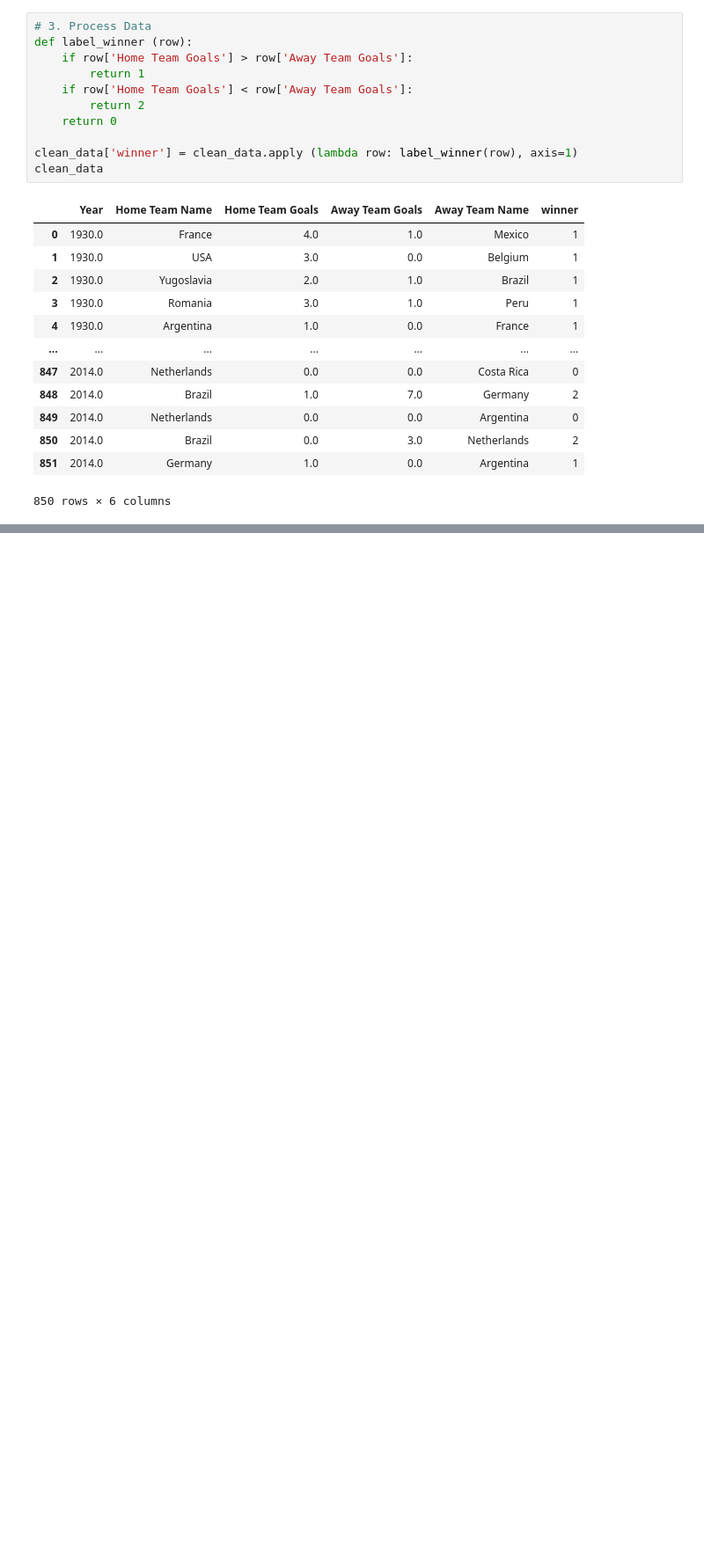
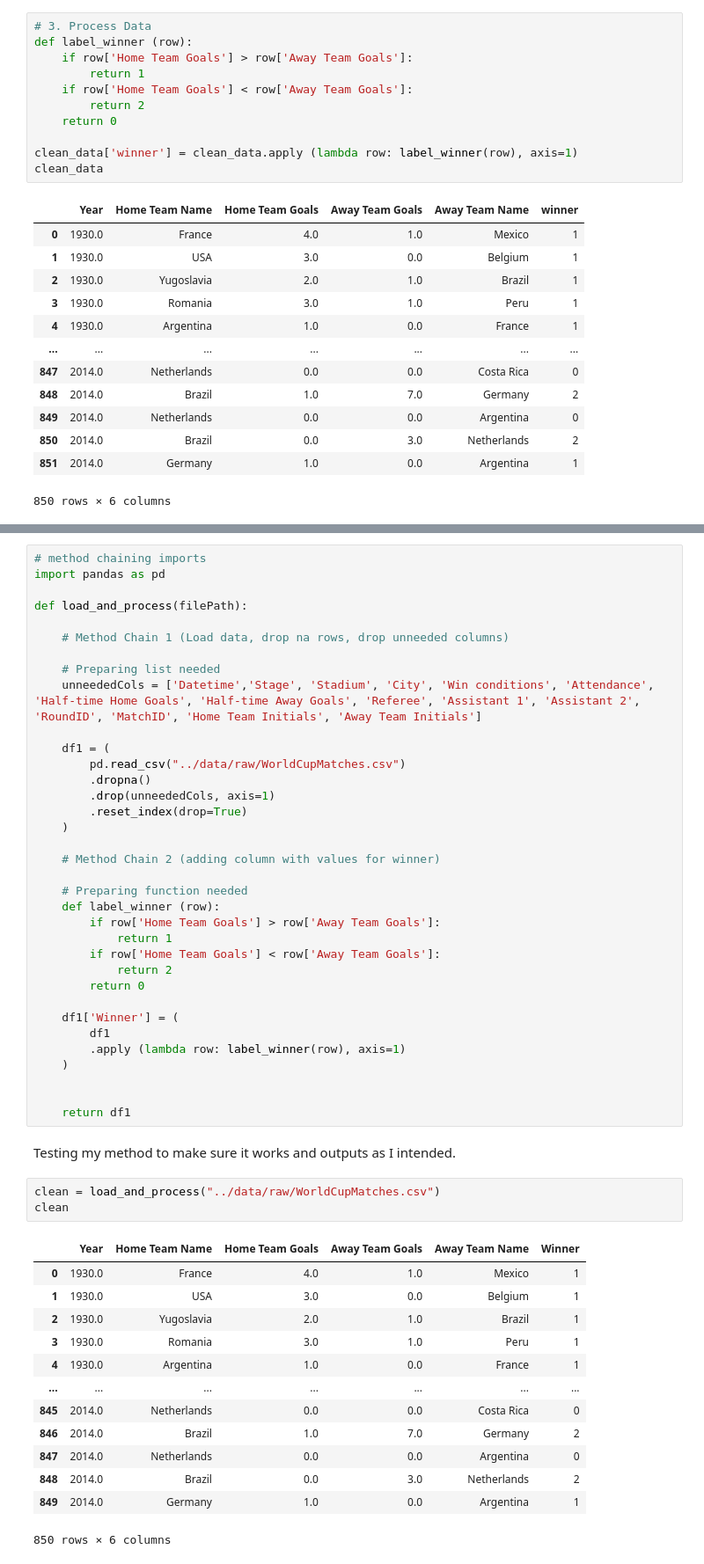
Before and after one commit to ubco-W2022T1-cosc301/project-group49, a Jupyter notebook: notebooks/analysis1.ipynb, the cells around one changed output, grey strips where cells are left out. Shown at 88% size. Drawn from its saved outputs; the diff is of its cells as text; blank space fills up the shorter version.

```diff
--- a/notebooks/analysis1.ipynb
+++ b/notebooks/analysis1.ipynb
@@ -251,0 +258,54 @@ clean_data
+# %%
+# method chaining imports
+import pandas as pd
+
+def load_and_process(filePath):
+
+    # Method Chain 1 (Load data, drop na rows, drop unneeded columns)
+
+    # Preparing list needed
+    unneededCols = ['Datetime','Stage', 'Stadium', 'City', 'Win conditions', 'Attendance', 'Half-time Home Goals', 'Half-time Away Goals', 'Referee', 'Assistant 1', 'Assistant 2', 'RoundID', 'MatchID', 'Home Team Initials', 'Away Team Initials']
+
+    df1 = (
+        pd.read_csv("../data/raw/WorldCupMatches.csv")
+        .dropna()
+        .drop(unneededCols, axis=1)
+        .reset_index(drop=True)
+    )
+
+    # Method Chain 2 (adding column with values for winner)
+
+    # Preparing function needed
+    def label_winner (row):
+        if row['Home Team Goals'] > row['Away Team Goals']:
+            return 1
+        if row['Home Team Goals'] < row['Away Team Goals']:
+            return 2
+        return 0
+
+    df1['Winner'] = (
+        df1
+        .apply (lambda row: label_winner(row), axis=1)
+    )
+
+
+    return df1
+# %% [markdown]
+Testing my method to make sure it works and outputs as I intended.
+# %%
+clean = load_and_process("../data/raw/WorldCupMatches.csv")
+clean
+# %% [output]
+|  | Year | Home Team Name | Home Team Goals | Away Team Goals | Away Team Name | Winner |
+| 0 | 1930.0 | France | 4.0 | 1.0 | Mexico | 1 |
+| 1 | 1930.0 | USA | 3.0 | 0.0 | Belgium | 1 |
+| 2 | 1930.0 | Yugoslavia | 2.0 | 1.0 | Brazil | 1 |
+| 3 | 1930.0 | Romania | 3.0 | 1.0 | Peru | 1 |
+| 4 | 1930.0 | Argentina | 1.0 | 0.0 | France | 1 |
+| ... | ... | ... | ... | ... | ... | ... |
+| 845 | 2014.0 | Netherlands | 0.0 | 0.0 | Costa Rica | 0 |
+| 846 | 2014.0 | Brazil | 1.0 | 7.0 | Germany | 2 |
+| 847 | 2014.0 | Netherlands | 0.0 | 0.0 | Argentina | 0 |
+| 848 | 2014.0 | Brazil | 0.0 | 3.0 | Netherlands | 2 |
+| 849 | 2014.0 | Germany | 1.0 | 0.0 | Argentina | 1 |
+850 rows × 6 columns
```
Also changed, not shown: parts of 8 cells of this notebook, 2 other files.
